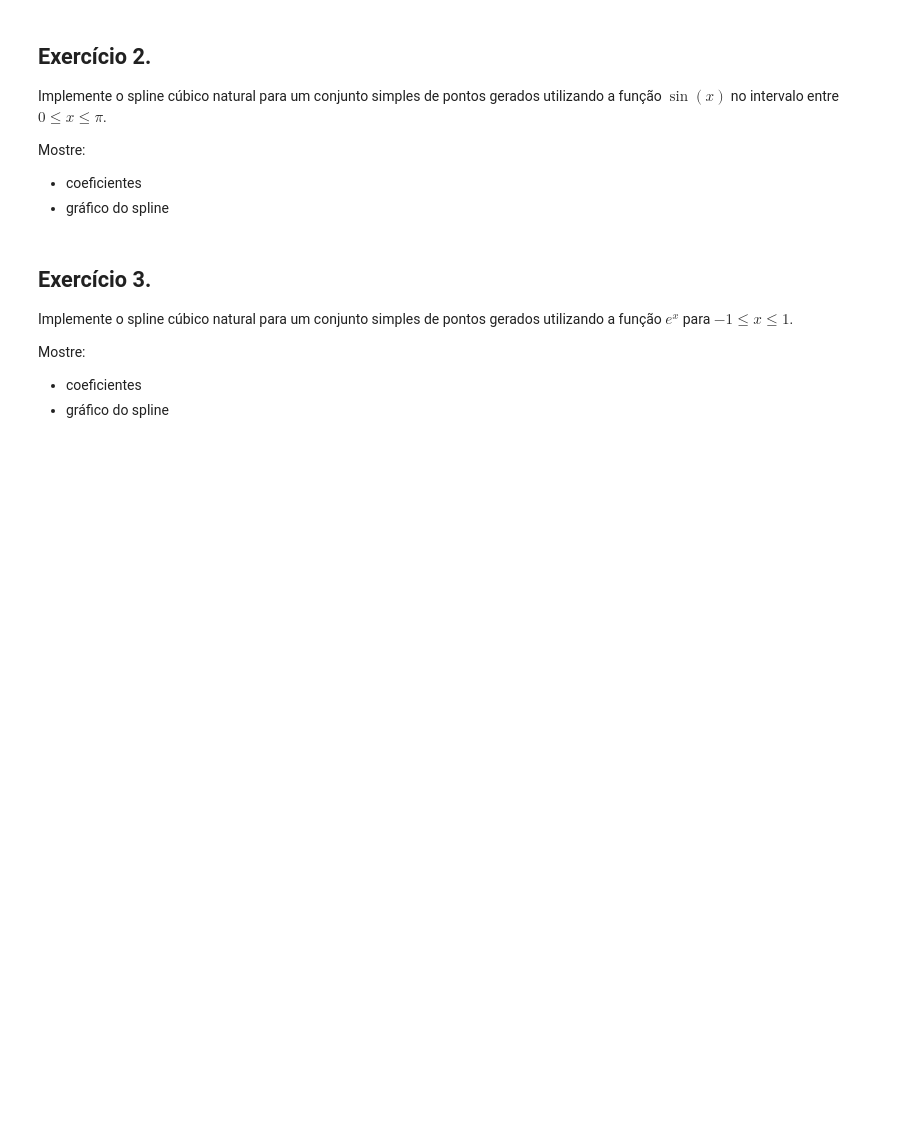
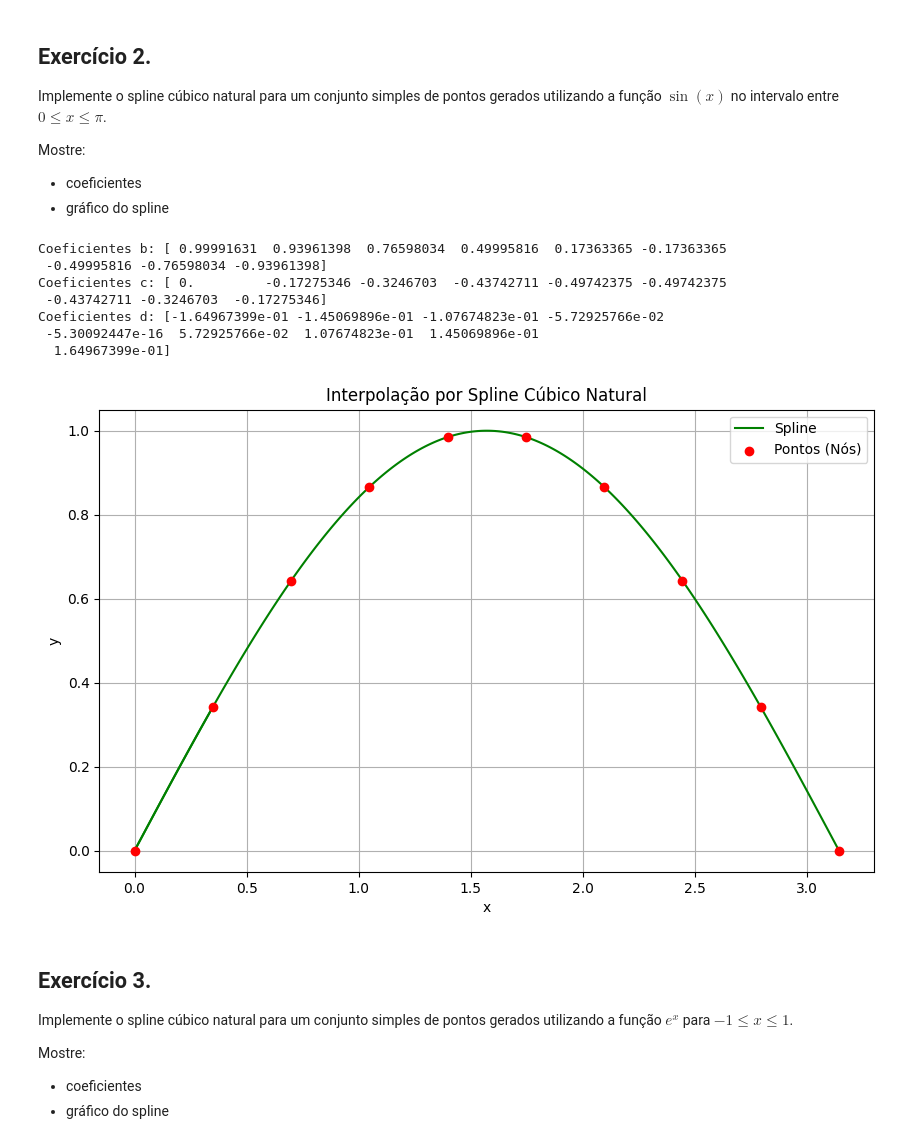
Before and after one commit to AliceMarVal/PPGMC, a Jupyter notebook: AliceMV_listas/ListaExercícios_03.ipynb, the cells around one changed output. Cells and saved outputs as stored; diff of their text form; code cells hidden in the pictures; blank space fills up the shorter version.

```diff
--- a/AliceMV_listas/ListaExercícios_03.ipynb
+++ b/AliceMV_listas/ListaExercícios_03.ipynb
@@ -76,8 +145,46 @@ Mostre:
 - coeficientes
 - gráfico do spline
 # %%
-# Sua implementação aqui
-pass
+# Inicialização dos pontos
+x = np.linspace(0, np.pi, 10)
+y = np.sin(x)
+
+# Cálculo dos coeficientes do spline cúbico
+b,c,d = spline(x,y)
+
+print("Coeficientes b:", b)
+print("Coeficientes c:", c)
+print("Coeficientes d:", d)
+
+# Plotagem
+plt.figure(figsize=(10, 6))
+
+for j in range(len(x) - 1):
+
+    x_vals = np.linspace(x[j], x[j+1], 100)
+    dx = x_vals - x[j]
+    y_vals = y[j] + b[j]*dx + c[j]*(dx**2) + d[j]*(dx**3)
+
+    if j == 0:
+        plt.plot(x_vals, y_vals, color='green', label='Spline', zorder=3)
+    plt.plot(x_vals, y_vals, color='green')
+
+plt.scatter(x, y, color='red', zorder=5, label='Pontos (Nós)')
+plt.title('Interpolação por Spline Cúbico Natural')
+plt.xlabel('x')
+plt.ylabel('y')
+plt.legend()
+plt.grid(True)
+plt.show()
+# %% [output]
+Coeficientes b: [ 0.99991631  0.93961398  0.76598034  0.49995816  0.17363365 -0.17363365
+ -0.49995816 -0.76598034 -0.93961398]
+Coeficientes c: [ 0.         -0.17275346 -0.3246703  -0.43742711 -0.49742375 -0.49742375
+ -0.43742711 -0.3246703  -0.17275346]
+Coeficientes d: [-1.64967399e-01 -1.45069896e-01 -1.07674823e-01 -5.72925766e-02
+ -5.30092447e-16  5.72925766e-02  1.07674823e-01  1.45069896e-01
+  1.64967399e-01]
+[figure, added]
 # %% [markdown]
 ## Exercício 3.
 
```
Also changed, not shown: parts of 10 cells of this notebook, 30 other files.
